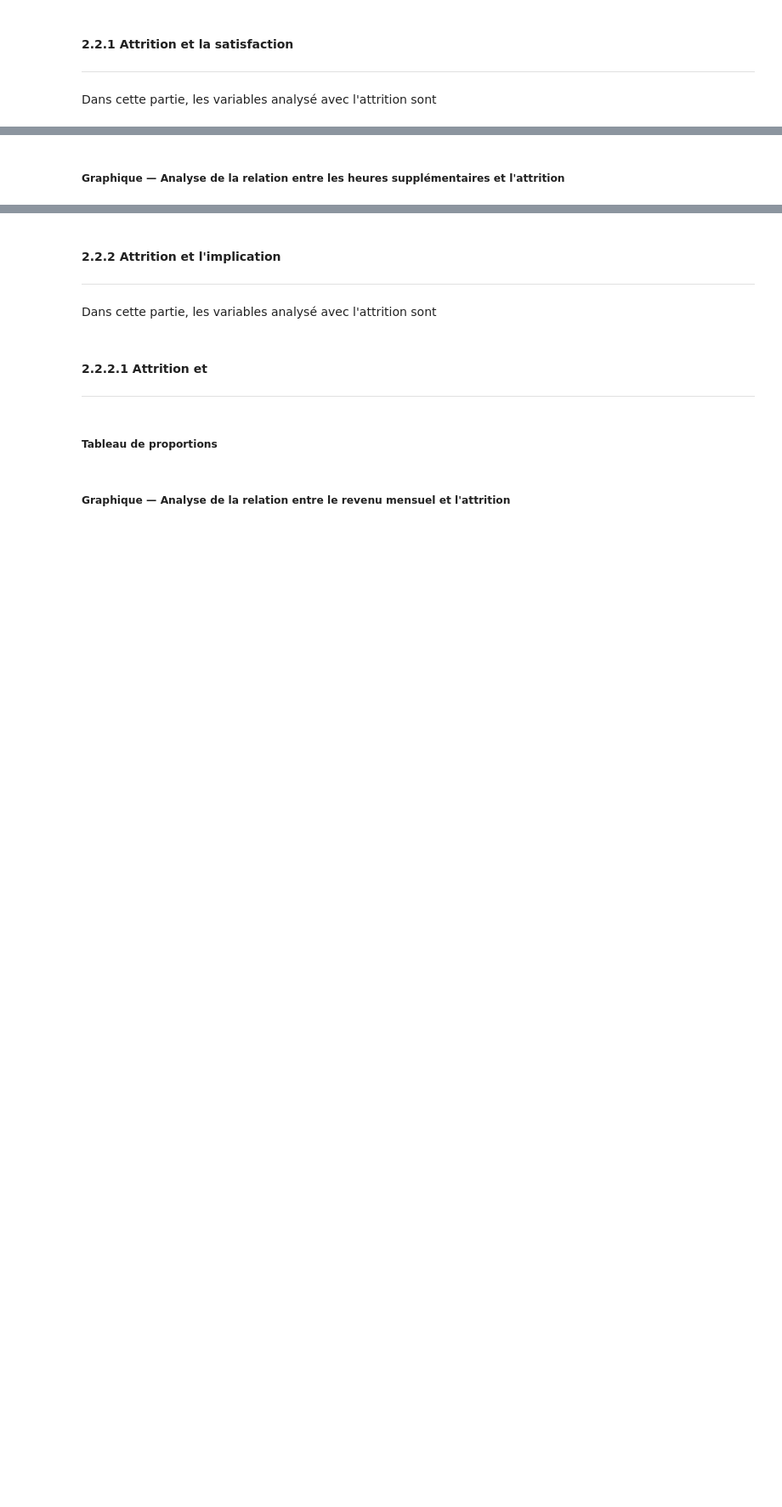
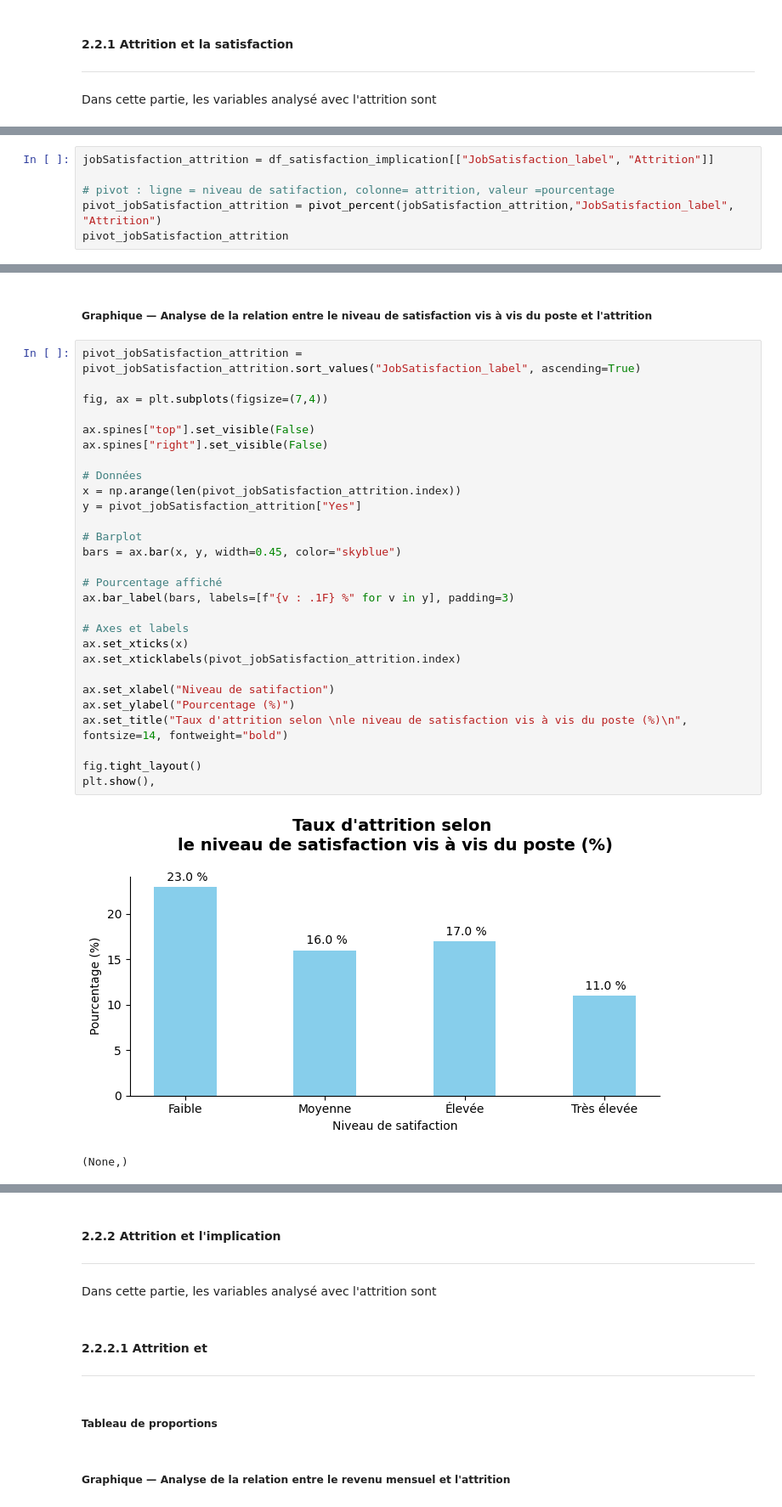
Before and after one commit to Kemuri15/employee-attrition-analysis, a Jupyter notebook: notebooks/05_axe_3_satisfaction_implication.ipynb, the cells around one changed output, grey strips where cells are left out. Shown at 85% size. Cells and saved outputs as stored; diff of their text form; blank space fills up the shorter version.

```diff
--- a/notebooks/05_axe_3_satisfaction_implication.ipynb
+++ b/notebooks/05_axe_3_satisfaction_implication.ipynb
@@ -588,0 +633,6 @@ Dans cette partie, les variables analysé avec l'attrition sont
+# %%
+jobSatisfaction_attrition = df_satisfaction_implication[["JobSatisfaction_label", "Attrition"]]
+
+# pivot : ligne = niveau de satifaction, colonne= attrition, valeur =pourcentage
+pivot_jobSatisfaction_attrition = pivot_percent(jobSatisfaction_attrition,"JobSatisfaction_label", "Attrition")
+pivot_jobSatisfaction_attrition
@@ -589,4 +657,35 @@ Dans cette partie, les variables analysé avec l'attrition sont
 # %% [markdown]
-##### Graphique — Analyse de la relation entre les heures supplémentaires et l'attrition
+##### Graphique — Analyse de la relation entre le niveau de satisfaction vis à vis du poste et l'attrition
+# %%
+pivot_jobSatisfaction_attrition = pivot_jobSatisfaction_attrition.sort_values("JobSatisfaction_label", ascending=True)
+
+fig, ax = plt.subplots(figsize=(7,4))
+
+ax.spines["top"].set_visible(False)
+ax.spines["right"].set_visible(False)
+
+# Données
+x = np.arange(len(pivot_jobSatisfaction_attrition.index))
+y = pivot_jobSatisfaction_attrition["Yes"]
+
+# Barplot
+bars = ax.bar(x, y, width=0.45, color="skyblue")
+
+# Pourcentage affiché
+ax.bar_label(bars, labels=[f"{v : .1F} %" for v in y], padding=3)
+
+# Axes et labels
+ax.set_xticks(x)
+ax.set_xticklabels(pivot_jobSatisfaction_attrition.index)
+
+ax.set_xlabel("Niveau de satifaction")
+ax.set_ylabel("Pourcentage (%)")
+ax.set_title("Taux d'attrition selon \nle niveau de satisfaction vis à vis du poste (%)\n", fontsize=14, fontweight="bold")
+
+fig.tight_layout()
+plt.show(),
+# %% [output]
+[figure, added]
+(None,)
 # %% [markdown]
 ***Observation descriptive***
```
Also changed, not shown: parts of 29 cells of this notebook.
